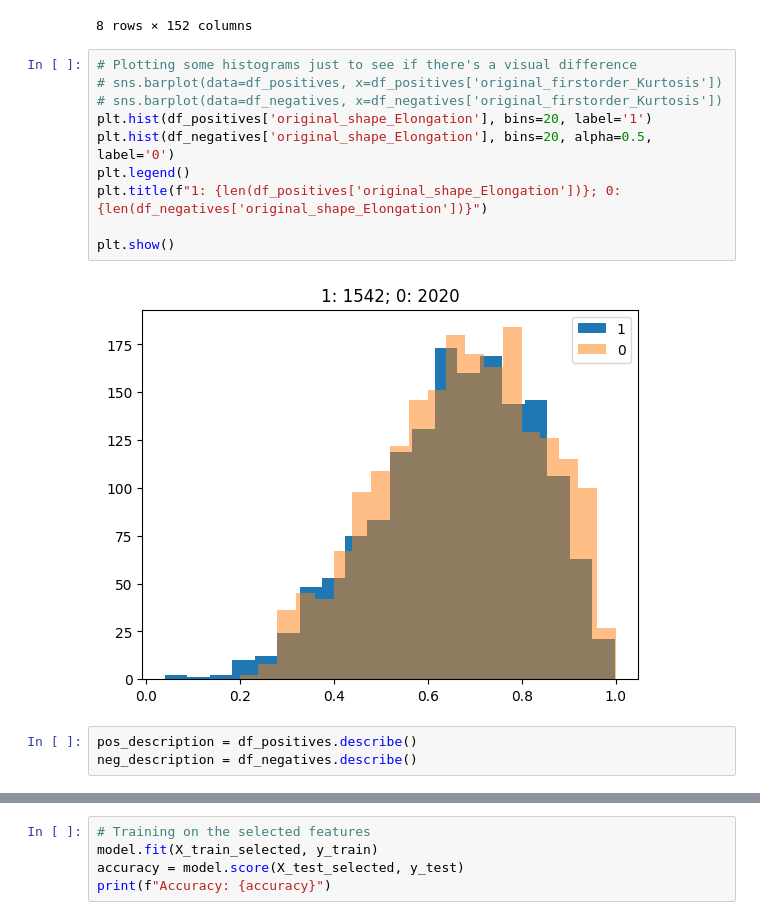
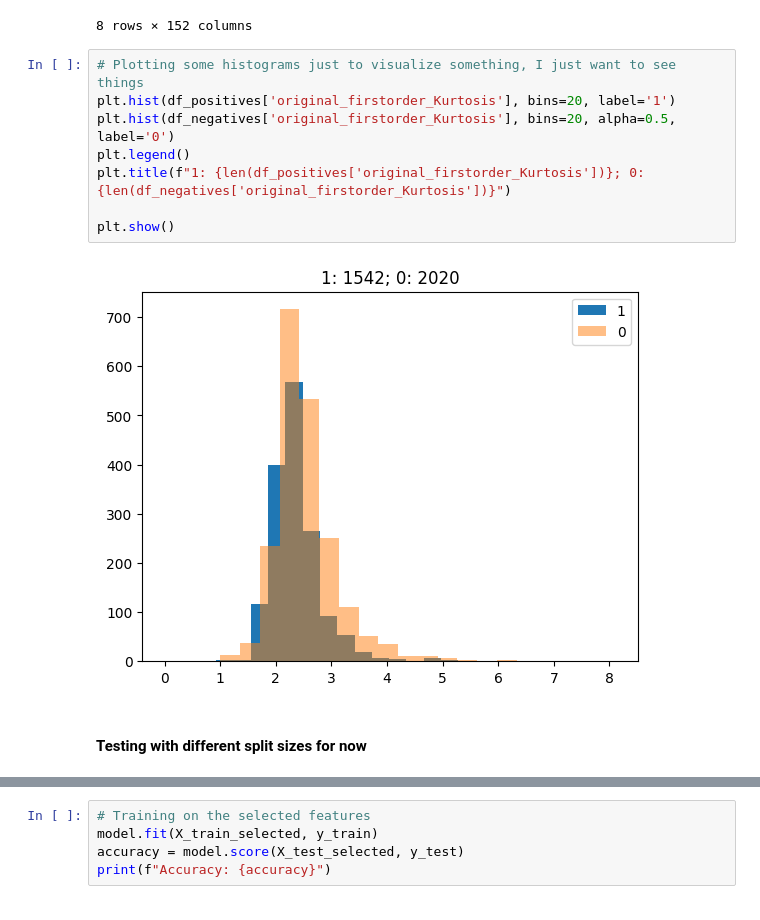
Before and after one commit to cesarz10/Techniques-of-AI, a Jupyter notebook: Project/breast_cancer.ipynb, the cells around one changed output, grey strips where cells are left out. Cells and saved outputs as stored; diff of their text form.

Commit message:
First version for the midterm submisison

```diff
--- a/Project/breast_cancer.ipynb
+++ b/Project/breast_cancer.ipynb
@@ -46,19 +45,16 @@ df_negatives.describe()
 | max | 46.000000 | 1.000000 | 8.111111 | 2.666667 | 25.203036 | ... |
 8 rows × 152 columns
 # %%
-# Plotting some histograms just to see if there's a visual difference
-# sns.barplot(data=df_positives, x=df_positives['original_firstorder_Kurtosis'])
-# sns.barplot(data=df_negatives, x=df_negatives['original_firstorder_Kurtosis'])
-plt.hist(df_positives['original_shape_Elongation'], bins=20, label='1')
-plt.hist(df_negatives['original_shape_Elongation'], bins=20, alpha=0.5, label='0')
+# Plotting some histograms just to visualize something, I just want to see things
+plt.hist(df_positives['original_firstorder_Kurtosis'], bins=20, label='1')
+plt.hist(df_negatives['original_firstorder_Kurtosis'], bins=20, alpha=0.5, label='0')
 plt.legend()
-plt.title(f"1: {len(df_positives['original_shape_Elongation'])}; 0: {len(df_negatives['original_shape_Elongation'])}")
+plt.title(f"1: {len(df_positives['original_firstorder_Kurtosis'])}; 0: {len(df_negatives['original_firstorder_Kurtosis'])}")
 
 plt.show()
 # %% [output]
-[figure, old version]
+[figure, new version]
-# %%
-pos_description = df_positives.describe()
-neg_description = df_negatives.describe()
+# %% [markdown]
+<h4>Testing with different split sizes for now</h4>
 # %%
 # df is X, GT_labels is Y
```
Also changed, not shown: parts of 5 cells of this notebook, 3 other files.
